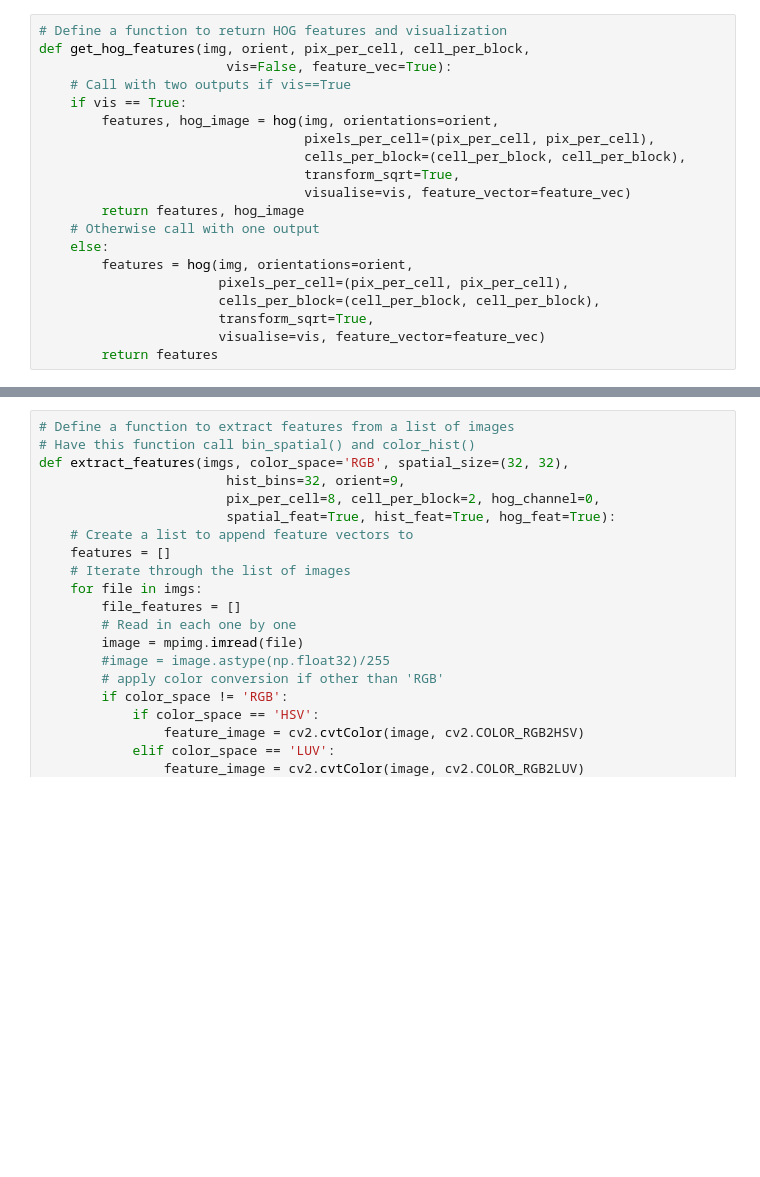
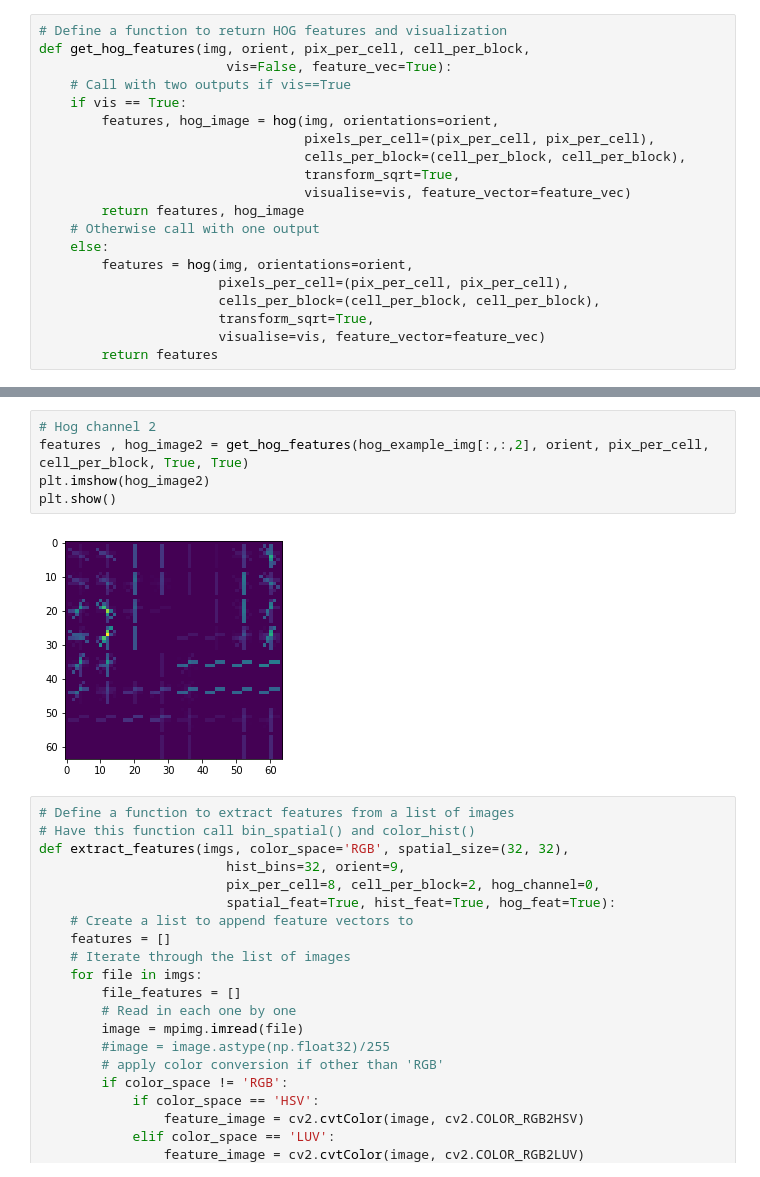
Before and after one commit to AntoniaSophia/VehicleDetection, a Jupyter notebook: solution/VehicleDetection.ipynb, the cells around one changed output, grey strips where cells are left out. Drawn from its saved outputs; the diff is of its cells as text; blank space fills up the shorter version.

```diff
--- a/solution/VehicleDetection.ipynb
+++ b/solution/VehicleDetection.ipynb
@@ -90,3 +123,10 @@ def get_hog_features(img, orient, pix_per_cell, cell_per_block,
+# %%
+# Hog channel 2
+features , hog_image2 = get_hog_features(hog_example_img[:,:,2], orient, pix_per_cell, cell_per_block, True, True)
+plt.imshow(hog_image2)
+plt.show()
+# %% [output]
+[figure, added]
 # %%
 # Define a function to extract features from a list of images
 # Have this function call bin_spatial() and color_hist()
```
Also changed, not shown: parts of 7 cells of this notebook, 7 other files.
